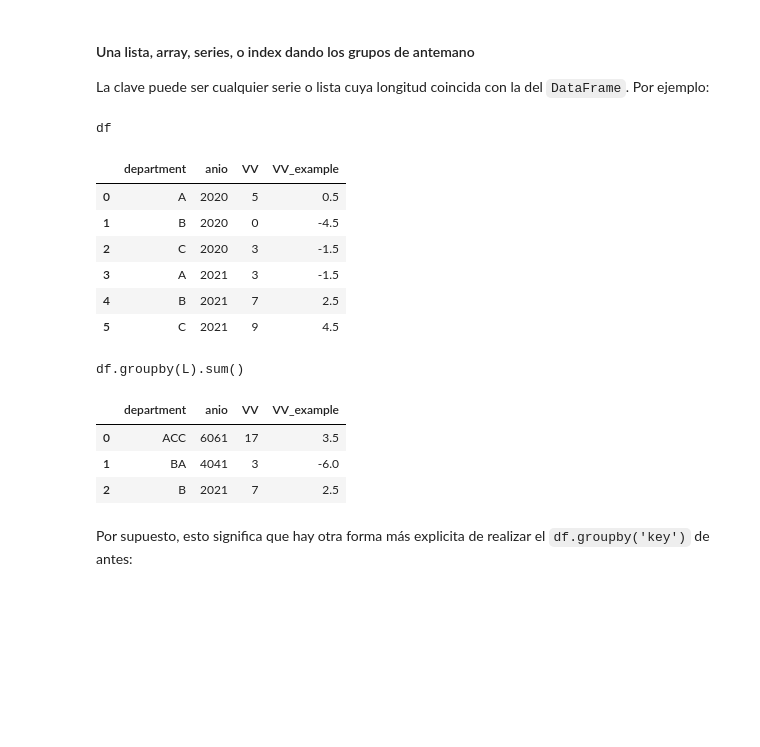
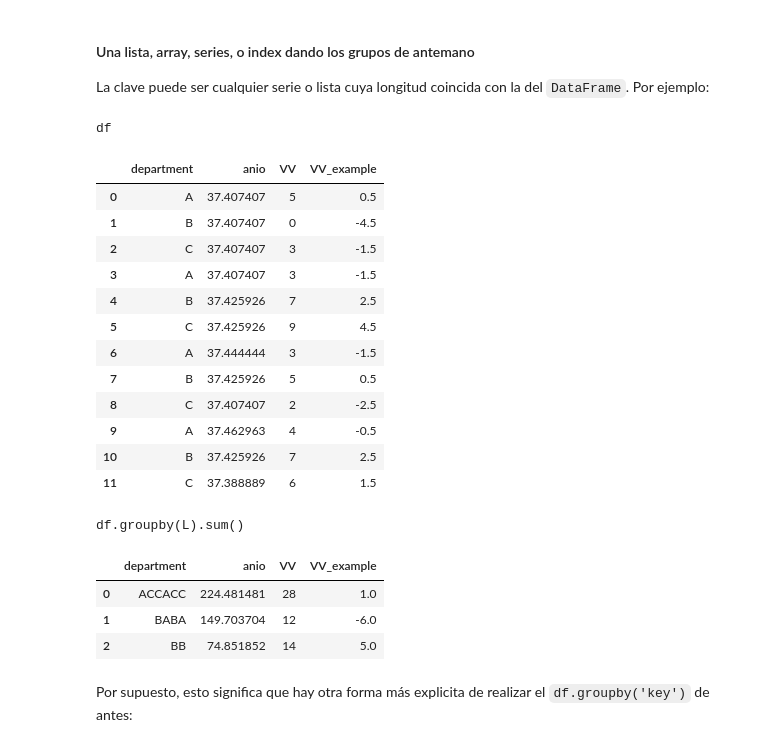
Before and after one commit to diego-dng/1025_DS_VITORIA, a Jupyter notebook: 2-Data_analysis/2-Pandas/Teoría/3_Agrupaciones.ipynb, the cells around one changed output. Cells and saved outputs as stored; diff of their text form; code cells hidden in the pictures; blank space fills up the shorter version.

```diff
--- a/2-Data_analysis/2-Pandas/Teoría/3_Agrupaciones.ipynb
+++ b/2-Data_analysis/2-Pandas/Teoría/3_Agrupaciones.ipynb
@@ -843,22 +882,28 @@ Esta es sólo una de las muchas opciones por las que los grupos pueden ser defin
 
 La clave puede ser cualquier serie o lista cuya longitud coincida con la del ``DataFrame``. Por ejemplo:
 # %%
-L = [0, 1, 0, 1, 2, 0]
+L = [0, 1, 0, 1, 2, 0, 0, 1, 0, 1, 2, 0]
 display('df', 'df.groupby(L).sum()')
 # %% [output]
 df
 |  | department | anio | VV | VV_example |
-| 0 | A | 2020 | 5 | 0.5 |
-| 1 | B | 2020 | 0 | -4.5 |
-| 2 | C | 2020 | 3 | -1.5 |
-| 3 | A | 2021 | 3 | -1.5 |
-| 4 | B | 2021 | 7 | 2.5 |
-| 5 | C | 2021 | 9 | 4.5 |
+| 0 | A | 37.407407 | 5 | 0.5 |
+| 1 | B | 37.407407 | 0 | -4.5 |
+| 2 | C | 37.407407 | 3 | -1.5 |
+| 3 | A | 37.407407 | 3 | -1.5 |
+| 4 | B | 37.425926 | 7 | 2.5 |
+| 5 | C | 37.425926 | 9 | 4.5 |
+| 6 | A | 37.444444 | 3 | -1.5 |
+| 7 | B | 37.425926 | 5 | 0.5 |
+| 8 | C | 37.407407 | 2 | -2.5 |
+| 9 | A | 37.462963 | 4 | -0.5 |
+| 10 | B | 37.425926 | 7 | 2.5 |
+| 11 | C | 37.388889 | 6 | 1.5 |
 df.groupby(L).sum()
 |  | department | anio | VV | VV_example |
-| 0 | ACC | 6061 | 17 | 3.5 |
-| 1 | BA | 4041 | 3 | -6.0 |
-| 2 | B | 2021 | 7 | 2.5 |
+| 0 | ACCACC | 224.481481 | 28 | 1.0 |
+| 1 | BABA | 149.703704 | 12 | -6.0 |
+| 2 | BB | 74.851852 | 14 | 5.0 |
 # %% [markdown]
 Por supuesto, esto significa que hay otra forma más explicita de realizar el ``df.groupby('key')`` de antes:
 # %%
```
Also changed, not shown: parts of 25 cells of this notebook, 3 other files.
